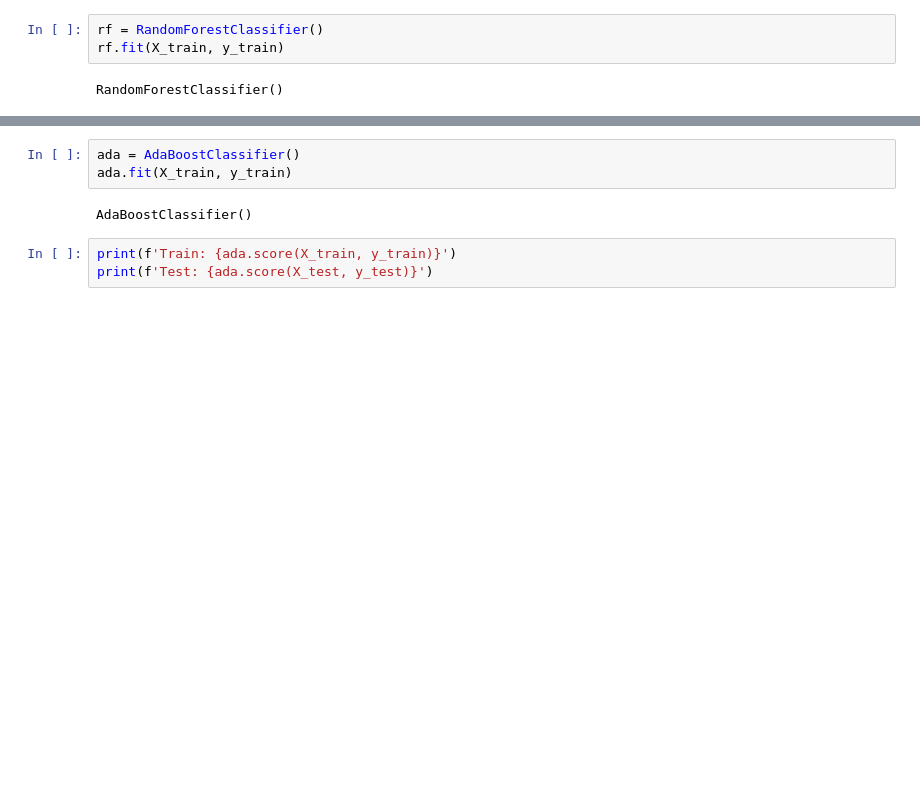
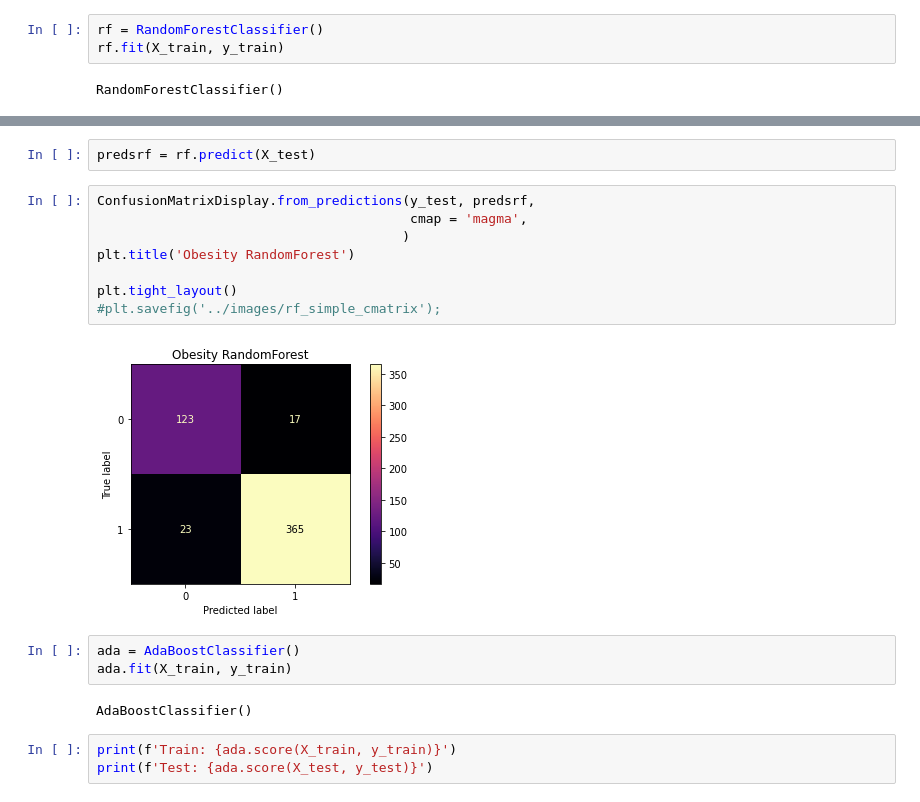
Before and after one commit to sbhewitt/Obesity-Group-Project, a Jupyter notebook: code/rick_model_classification.ipynb, the cells around one changed output, grey strips where cells are left out. Cells and saved outputs as stored; diff of their text form; blank space fills up the shorter version.

```diff
--- a/code/rick_model_classification.ipynb
+++ b/code/rick_model_classification.ipynb
@@ -53,3 +66,15 @@ Test: 0.9375
+# %%
+predsrf = rf.predict(X_test)
+# %%
+ConfusionMatrixDisplay.from_predictions(y_test, predsrf,
+                                        cmap = 'magma',
+                                       )
+plt.title('Obesity RandomForest')
+
+plt.tight_layout()
+#plt.savefig('../images/rf_simple_cmatrix');
+# %% [output]
+[figure, added]
 # %%
 ada = AdaBoostClassifier()
 ada.fit(X_train, y_train)
```
Also changed, not shown: parts of 8 cells of this notebook, 3 other files.
